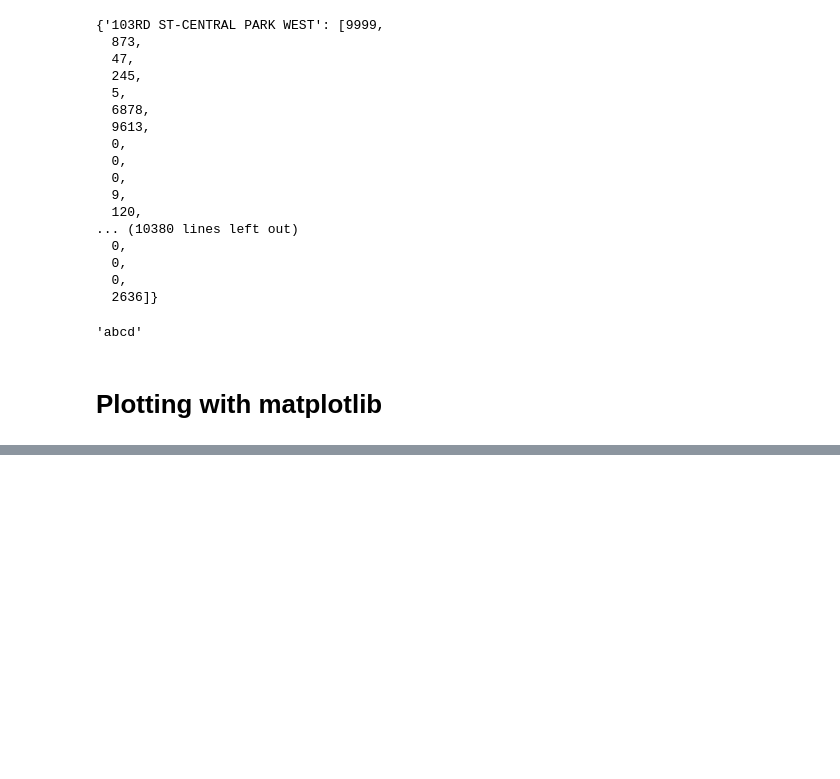
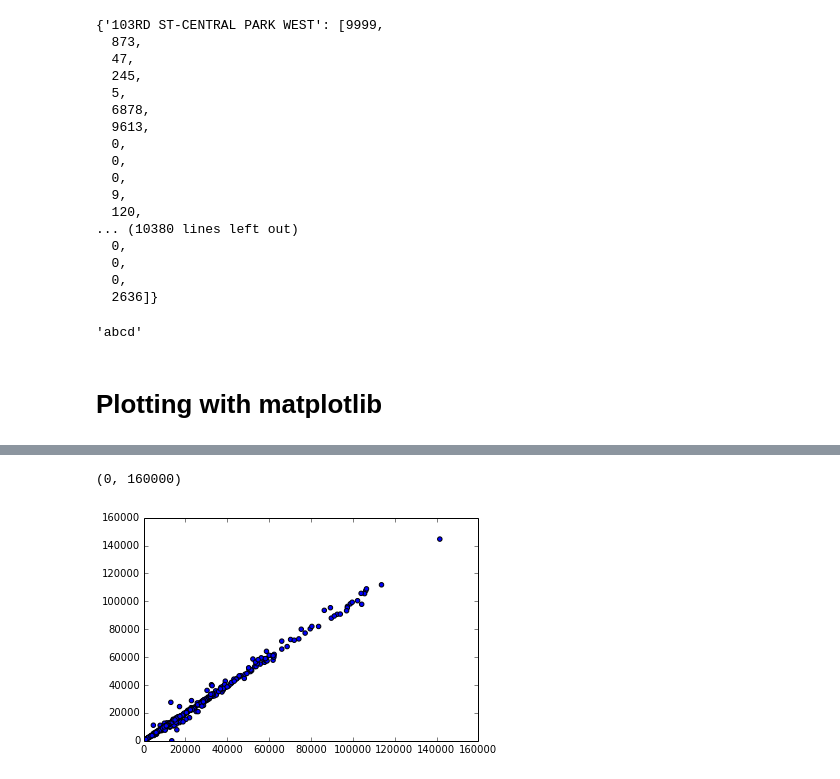
Before and after one commit to dakoop/swc-subway, a Jupyter notebook: subway.ipynb, the cells around one changed output, grey strips where cells are left out. Drawn from its saved outputs; the diff is of its cells as text; code cells hidden in the pictures; blank space fills up the shorter version.

```diff
--- a/subway.ipynb
+++ b/subway.ipynb
@@ -253,0 +289,17 @@ def get_station_full_fares(filename, station):
+# %%
+x_points = []
+y_points = []
+for station, fares_oct19 in oct19_data.iteritems():
+    fares_oct12 = oct12_data[station]
+    x = fares_oct12[0]
+    y = fares_oct19[0]
+    # zoom in on stations with smaller sales
+    if x < 150000:
+        x_points.append(x)
+        y_points.append(y)
+pyplot.scatter(x_points, y_points)
+pyplot.xlim(0, 160000)
+pyplot.ylim(0, 160000)
+# %% [output]
+(0, 160000)
+[figure, added]
```
Also changed, not shown: parts of 10 cells of this notebook.
